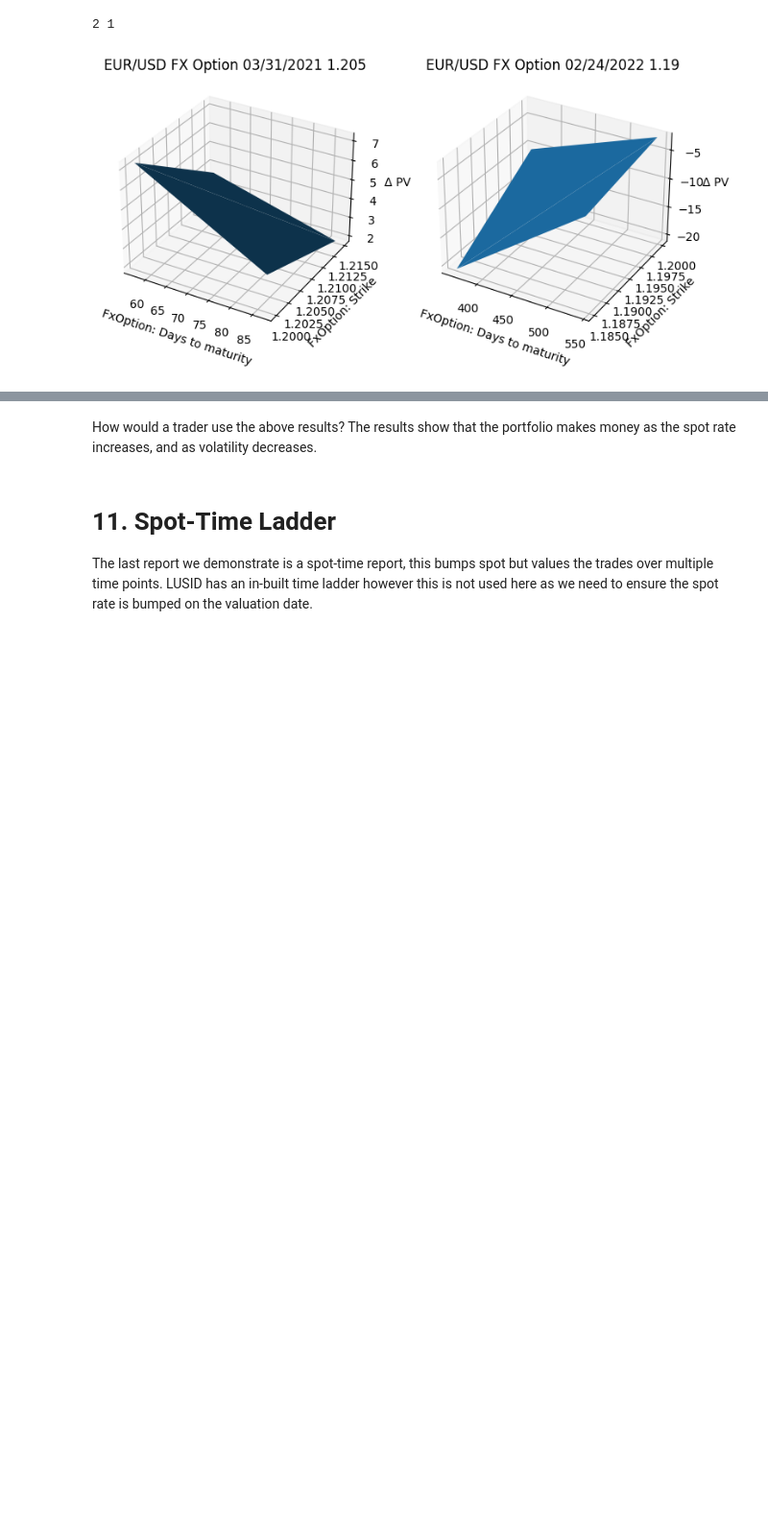
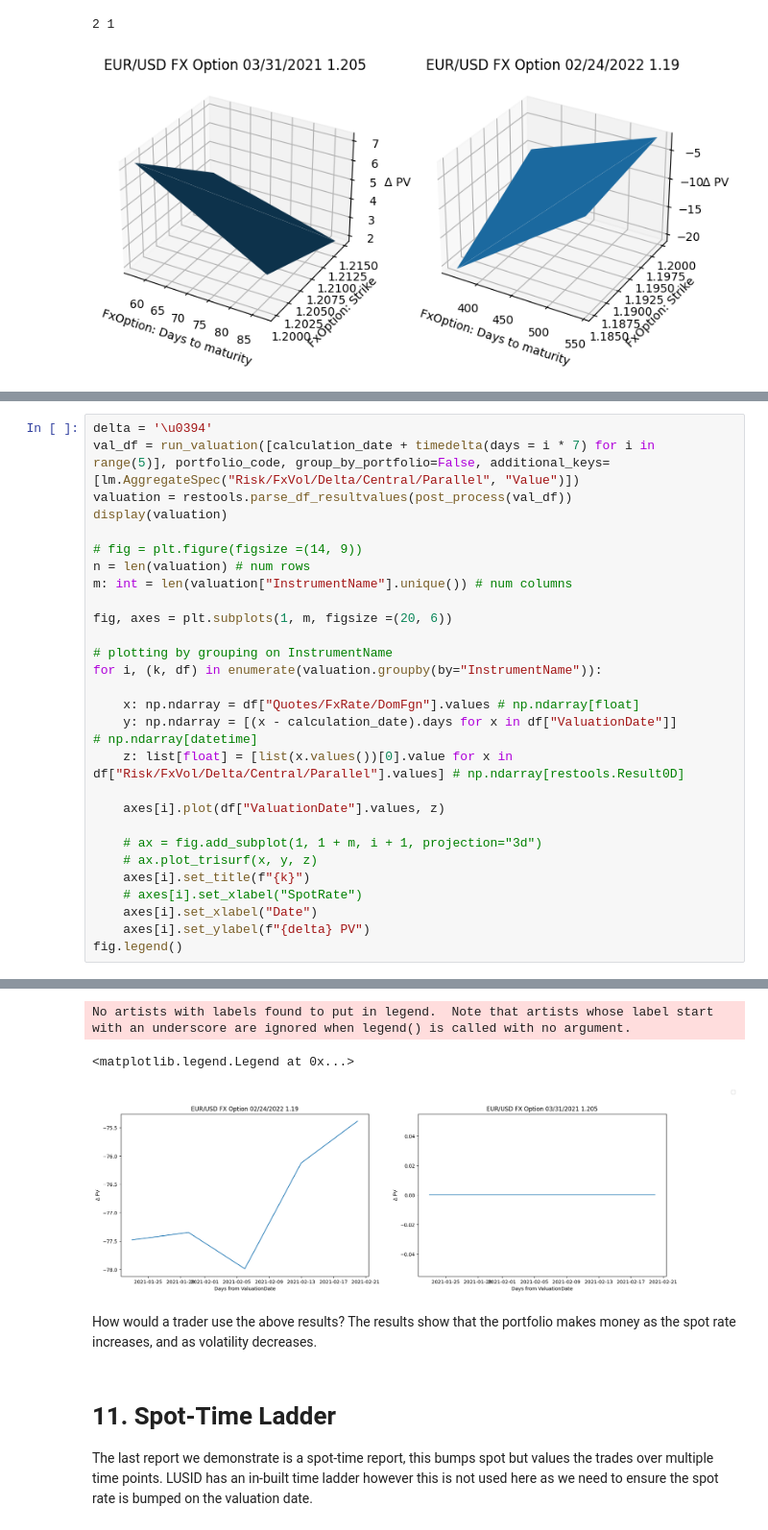
Before and after one commit to peturparkur-fbn/sample-notebooks, a Jupyter notebook: examples/use-cases/instruments/FX Option Vanilla Risk Ladders.ipynb, the cells around one changed output, grey strips where cells are left out. Shown at 96% size. Saved outputs shown, nothing was run; the diff lists cells and outputs as text; blank space fills up the shorter version.

Commit message:
ANA-2543: spot-time ladder

```diff
--- a/examples/use-cases/instruments/FX Option Vanilla Risk Ladders.ipynb
+++ b/examples/use-cases/instruments/FX Option Vanilla Risk Ladders.ipynb
@@ -1133,0 +1165,29 @@ display(valuation)
+# %%
+delta = '\u0394'
+val_df = run_valuation([calculation_date + timedelta(days = i * 7) for i in range(5)], portfolio_code, group_by_portfolio=False, additional_keys=[lm.AggregateSpec("Risk/FxVol/Delta/Central/Parallel", "Value")])
+valuation = restools.parse_df_resultvalues(post_process(val_df))
+display(valuation)
+
+# fig = plt.figure(figsize =(14, 9))
+n = len(valuation) # num rows
+m: int = len(valuation["InstrumentName"].unique()) # num columns
+
+fig, axes = plt.subplots(1, m, figsize =(20, 6))
+
+# plotting by grouping on InstrumentName
+for i, (k, df) in enumerate(valuation.groupby(by="InstrumentName")):
+
+    x: np.ndarray = df["Quotes/FxRate/DomFgn"].values # np.ndarray[float]
+    y: np.ndarray = [(x - calculation_date).days for x in df["ValuationDate"]] # np.ndarray[datetime]
+    z: list[float] = [list(x.values())[0].value for x in df["Risk/FxVol/Delta/Central/Parallel"].values] # np.ndarray[restools.Result0D]
+
+    axes[i].plot(df["ValuationDate"].values, z)
+
+    # ax = fig.add_subplot(1, 1 + m, i + 1, projection="3d")
+    # ax.plot_trisurf(x, y, z)
+    axes[i].set_title(f"{k}")
+    # axes[i].set_xlabel("SpotRate")
+    axes[i].set_xlabel("Date")
+    axes[i].set_ylabel(f"{delta} PV")
+fig.legend()
+# %% [output]
@@ -1134,3 +1205,6 @@ display(valuation)
+No artists with labels found to put in legend.  Note that artists whose label start with an underscore are ignored when legend() is called with no argument.
+<matplotlib.legend.Legend at 0x...>
+[figure, added]
 # %% [markdown]
 How would a trader use the above results? The results show that the portfolio makes money as the spot rate increases, and as volatility decreases.
 # %% [markdown]
```
Also changed, not shown: parts of 7 cells of this notebook.
